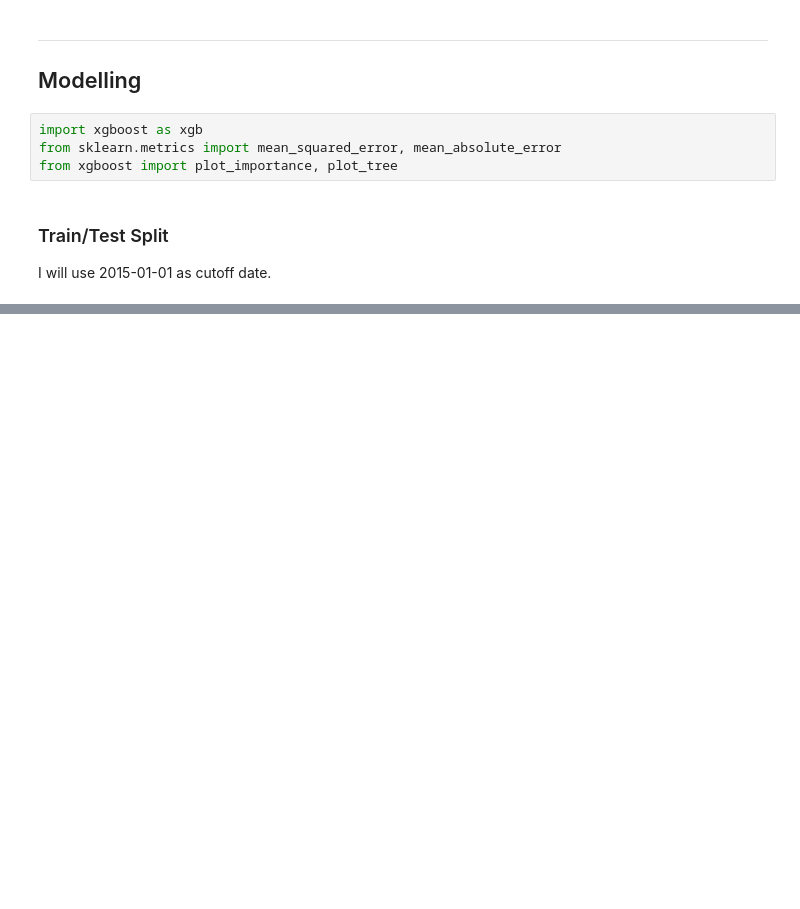
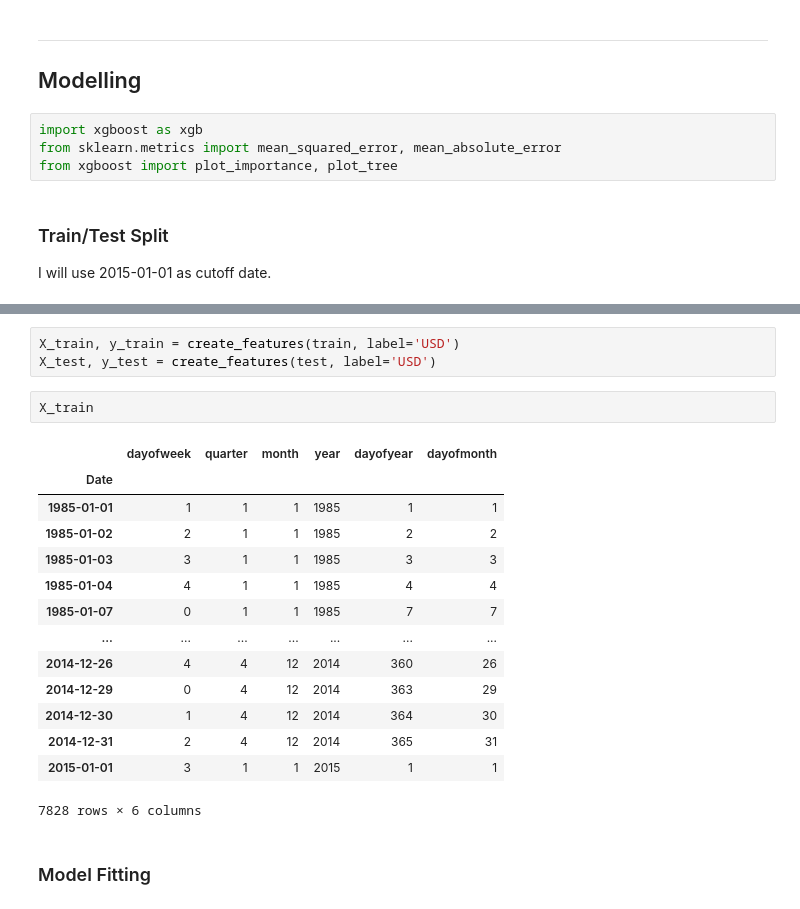
Before and after one commit to vclzez/DATA, a Jupyter notebook: Kaggle/Gold Rate/EDA Gold Rate and forecast.ipynb, the cells around one changed output, grey strips where cells are left out. Saved outputs shown, nothing was run; the diff lists cells and outputs as text; blank space fills up the shorter version.

```diff
--- a/Kaggle/Gold Rate/EDA Gold Rate and forecast.ipynb
+++ b/Kaggle/Gold Rate/EDA Gold Rate and forecast.ipynb
@@ -386,0 +411,22 @@ ax.legend();
+# %%
+X_train, y_train = create_features(train, label='USD')
+X_test, y_test = create_features(test, label='USD')
+# %%
+X_train
+# %% [output]
+|  | dayofweek | quarter | month | year | dayofyear | dayofmonth |
+| Date |  |  |  |  |  |  |
+| 1985-01-01 | 1 | 1 | 1 | 1985 | 1 | 1 |
+| 1985-01-02 | 2 | 1 | 1 | 1985 | 2 | 2 |
+| 1985-01-03 | 3 | 1 | 1 | 1985 | 3 | 3 |
+| 1985-01-04 | 4 | 1 | 1 | 1985 | 4 | 4 |
+| 1985-01-07 | 0 | 1 | 1 | 1985 | 7 | 7 |
+| ... | ... | ... | ... | ... | ... | ... |
+| 2014-12-26 | 4 | 4 | 12 | 2014 | 360 | 26 |
+| 2014-12-29 | 0 | 4 | 12 | 2014 | 363 | 29 |
+| 2014-12-30 | 1 | 4 | 12 | 2014 | 364 | 30 |
+| 2014-12-31 | 2 | 4 | 12 | 2014 | 365 | 31 |
+| 2015-01-01 | 3 | 1 | 1 | 2015 | 1 | 1 |
+7828 rows × 6 columns
+# %% [markdown]
+### Model Fitting
```
Also changed, not shown: parts of 11 cells of this notebook.
